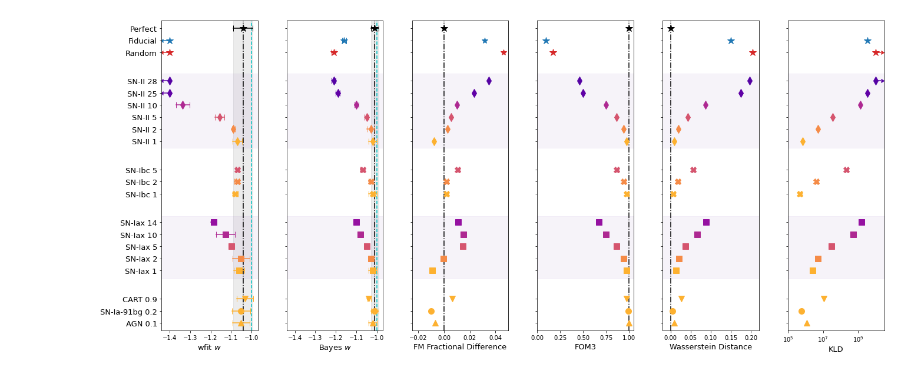
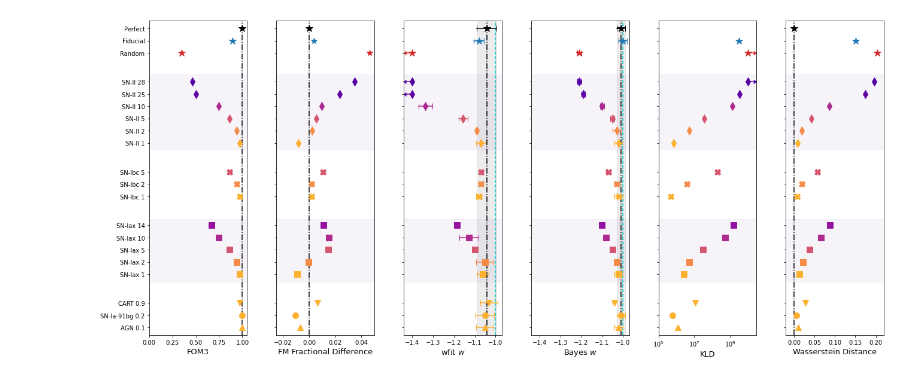
Before and after one commit to emilleishida/resspect_metric, a Jupyter notebook: plots_for_paper/Combination_plots.ipynb, the cells around one changed output. Saved outputs shown, nothing was run; the diff lists cells and outputs as text; code cells hidden in the pictures.

Commit message:
new KLD tables

```diff
--- a/plots_for_paper/Combination_plots.ipynb
+++ b/plots_for_paper/Combination_plots.ipynb
@@ -20,6 +20,7 @@ dist_loc_base = '/media/RESSPECT/data/PLAsTiCC/for_metrics/' + file_extension +
 if 'wfd' in file_extension:
     table_loc = '/media2/RESSPECT2/data/posteriors_wfd/omprior_0.01_flat/summary_cases_omprior_0.01_flat_emille.csv'
 else:
-    table_loc = '/media2/RESSPECT2/data/posteriors_ddf/omprior_0.01_flat/summary_cases_emille.csv'
+    table_loc1 = '/media2/RESSPECT2/data/posteriors_ddf/omprior_0.01_flat/summary_cases_emille.csv'
+    table_loc2 = '/media2/RESSPECT2/data/posteriors_ddf/omprior_0.01_flat/summary_cases_redone.csv'
 
 dist_loc_files = glob.glob(dist_loc_base)
@@ -30,3 +27,16 @@ df = pd.read_csv(table_loc)
+# %%
+df1 = pd.read_csv(table_loc1)
+df2 = pd.read_csv(table_loc2)
+# %%
+for i in range(df1.shape[0]):
+
+    case = df1.iloc[i]['case']
+
+    for j in range(df2.shape[0]):
+        if case == df2.iloc[j]['case']:
+            df1.at[i, 'KLD'] = df2.iloc[j]['KLD']
+
+df = df1
 # %%
 from collections import OrderedDict
 if 'wfd' in file_extension:
@@ -198,9 +208,9 @@ color_map = scalarMap.to_rgba(np.arange(1, 52))
 fig, axes = plt.subplots(1, 6, figsize=(22,10), sharey=True)
 
 # wfit
-ax1 = axes[0]
+ax1 = axes[2]
 # Bayes
-ax2 = axes[1]
+ax2 = axes[3]
 
 ax1.axvline(-1, color='c', ls='--')
 ax2.axvline(-1, color='c', ls='--')
@@ -217,22 +227,22 @@ ax2.axvspan(df['stan_w_lowz'].loc[df['case'] == 'perfect3000'].values-df['stan_w
 
 # Fisher
 # percent different
-ax3 = axes[2]
+ax3 = axes[1]
 ax3.axvline(0, color='k', ls='-.')
 df_fisher = pd.read_csv('/media/RESSPECT/data/PLAsTiCC/for_metrics/'+file_extension+'/distances/omprior_0.01_flat/emille_samples/stan_input_salt2mu_lowz_withbias_perfect3000.csv')
 sig_perf = cmu.fisher_results(df_fisher['z'].values, df_fisher['muerr'].values)[0]
 
 
 # Wasserstein
-ax4 = axes[4]
+ax4 = axes[5]
 ax4.axvline(0, color='k', ls='-.')
 
 # FOM3
-ax5 = axes[3]
+ax5 = axes[0]
 ax5.axvline(df['fom3'].loc[df['case'] == 'perfect3000'].values, color='k', ls='-.')
 
 # KLD
-ax6 = axes[5]
+ax6 = axes[4]
 
 i = 0
 tick_lbls = []
@@ -418,32 +428,32 @@ if 'ddf' in file_extension:
     #ax1.axvspan(-2.3, -0.9, ymin=0., ymax=0.1, alpha=0.08, color='tab:green')
 
     for ax in axes:
         for t in ticks:
             yticks = ax.yaxis.get_major_ticks()
             yticks[t].set_visible(False)
         ax.axvspan(-2.3, 5e10, ymin=0.59, ymax=0.83, alpha=0.08, color='tab:purple')
         ax.axvspan(-2.3, 5e10, ymin=0.17, ymax=0.37, alpha=0.08, color='tab:purple')
 
     #ax1.axvspan(-2.3, -0.9, ymin=0., ymax=0.1, alpha=0.08, color='tab:green')
     #ax2.axvspan(-2.3, -0.9, ymin=0., ymax=0.1, alpha=0.08, color='tab:green')
 
 if 'wfd' in file_extension:
     #ticks = [-8, -13, -19, -23, -27]
     #ticks = [-3, -10, -15, -21, -25, -29]
     ticks = [-3, -9, -14, -20, -24, -28]
 
     #ax1.axvspan(-1.5, -0.7, ymin=0.59, ymax=0.73, alpha=0.08, color='tab:green')
     #ax1.axvspan(-1.5, -0.7, ymin=0.25, ymax=0.35, alpha=0.08, color='tab:green')
     #ax1.axvspan(-1.5, -0.7, ymin=0., ymax=0.07, alpha=0.08, color='tab:green')
 
     for ax in axes:
         for t in ticks:
             yticks = ax.yaxis.get_major_ticks()
             yticks[t].set_visible(False)
         ax.axvspan(-1.5, 2e10, ymin=0.725, ymax=0.9, alpha=0.08, color='tab:purple')
         ax.axvspan(-1.5, 2e10, ymin=0.35, ymax=0.55, alpha=0.08, color='tab:purple')
         ax.axvspan(-1.5, 2e10, ymin=0.09, ymax=0.21, alpha=0.08, color='tab:purple')
 
-#plt.savefig('all_metrics_' + file_extension + '_lowz_20210629_emillesamp.pdf', bbox_inches='tight')
+plt.savefig('all_metrics_' + file_extension + '_lowz_20210803_emillesamp.pdf', bbox_inches='tight')
 # %% [output]
-[figure, old version]
+[figure, new version]
```
Also changed, not shown: parts of 2 cells of this notebook.
